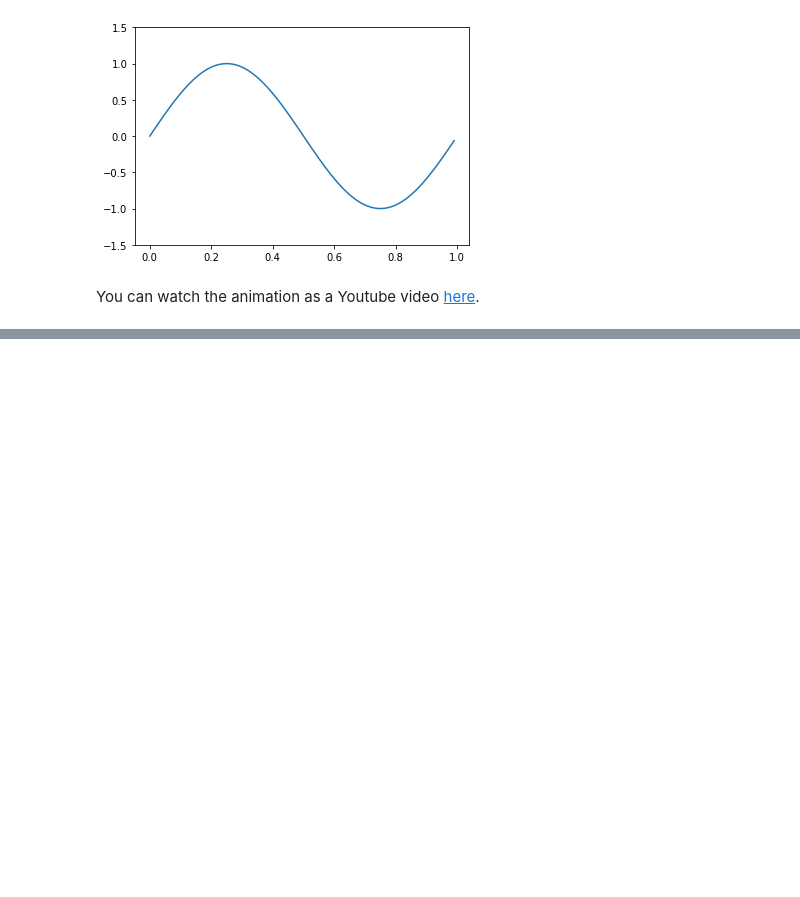
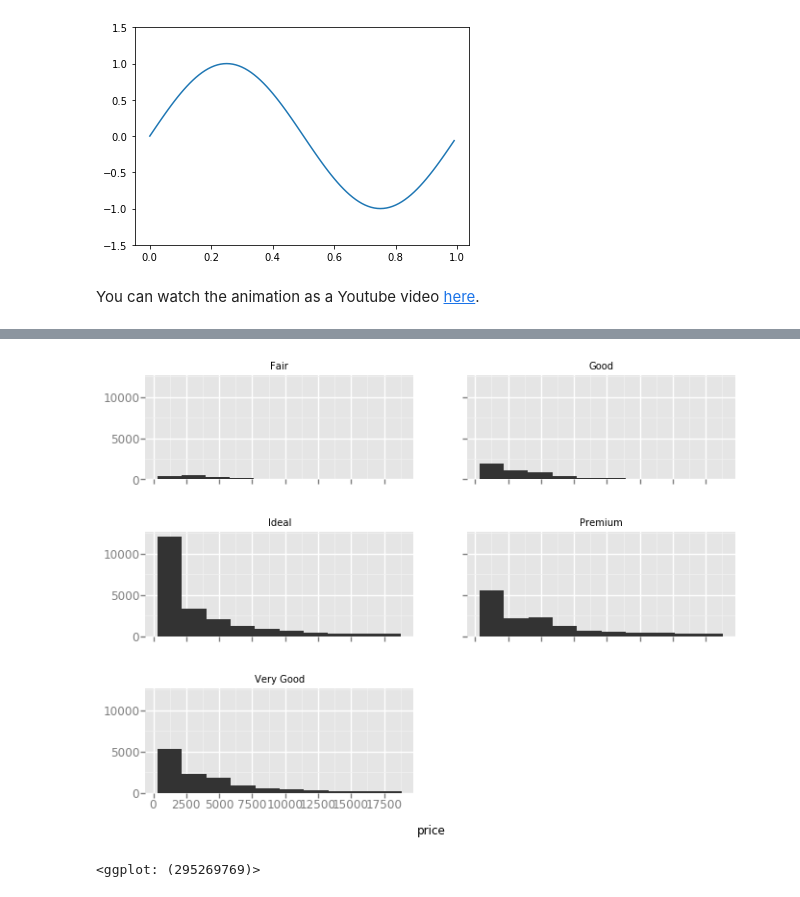
Before and after one commit to ambujtewari/stats607a-fall2017, a Jupyter notebook: Lecture 08.ipynb, the cells around one changed output, grey strips where cells are left out. Drawn from its saved outputs; the diff is of its cells as text; code cells hidden in the pictures; blank space fills up the shorter version.

```diff
--- a/Lecture 08.ipynb
+++ b/Lecture 08.ipynb
@@ -145,0 +202,7 @@ You can watch the animation as a Youtube video [here](https://youtu.be/2i8TcS6Is
+# %%
+ggplot(aes(x = 'price'), data = diamonds) +\
+    geom_histogram()  +\
+    facet_wrap('cut')
+# %% [output]
+[figure, added]
+<ggplot: (295269769)>
```
Also changed, not shown: parts of 11 cells of this notebook.
